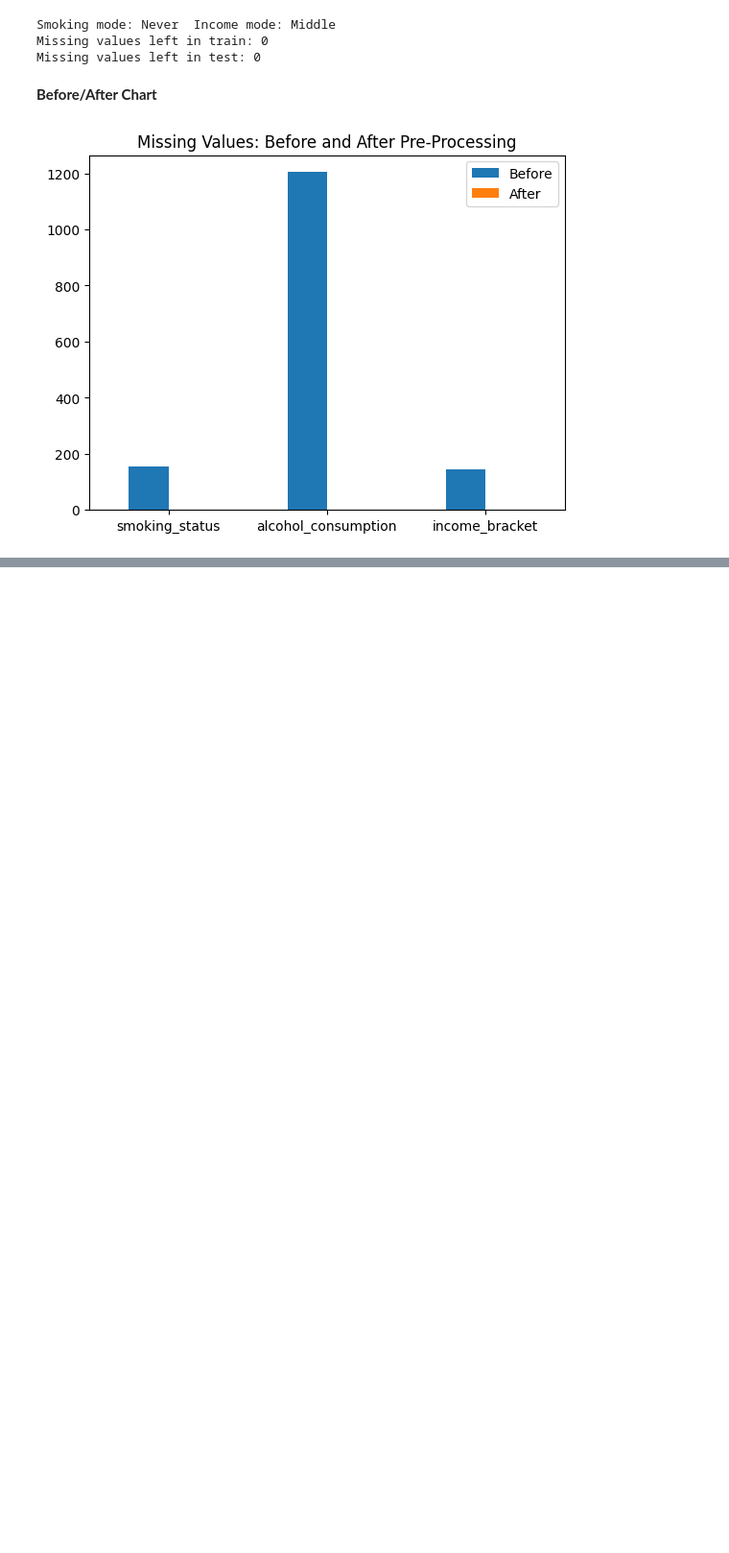
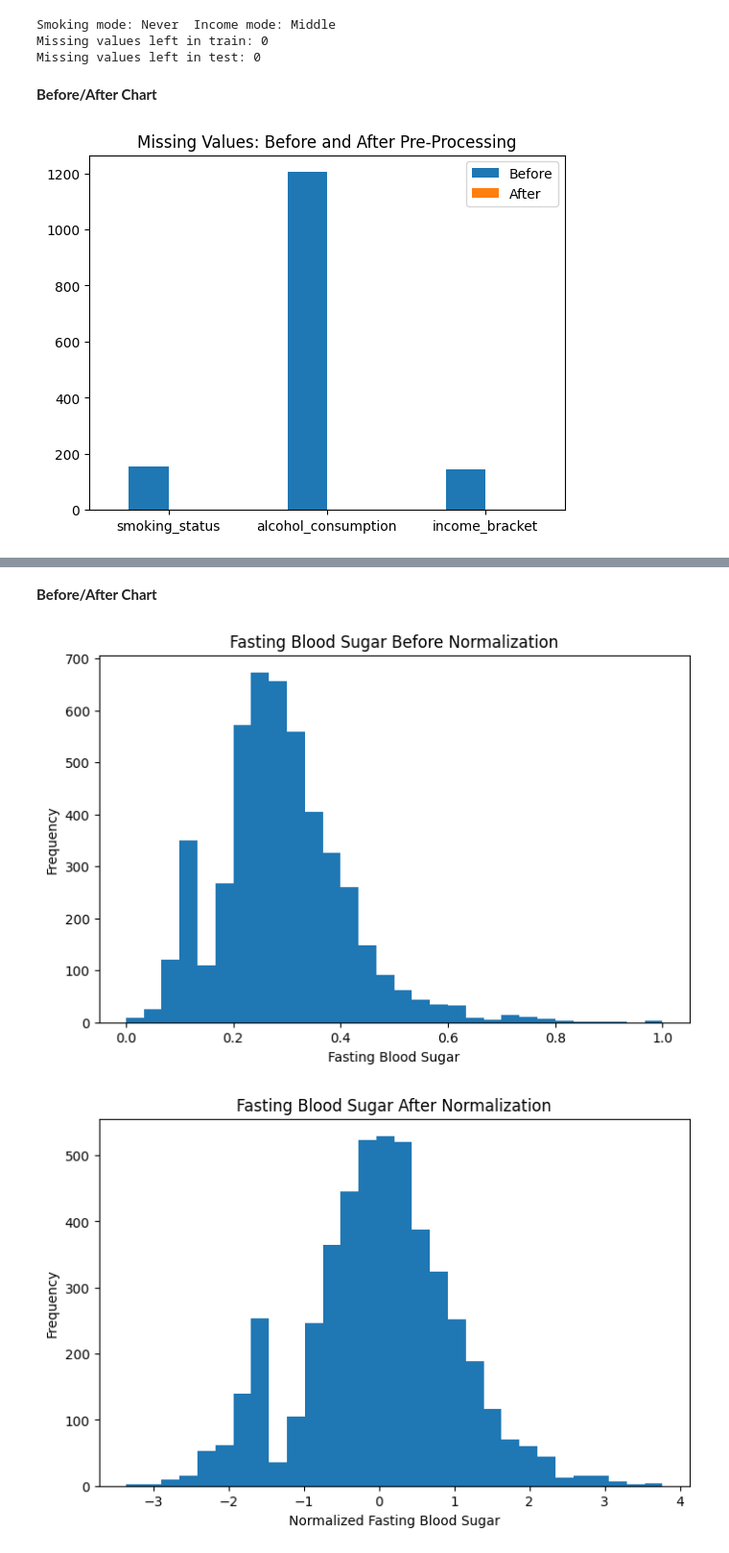
Before and after one commit to cano-elda/Midterm-Diabetes-Risk-Prediction-Group-3-ITAI-1371, a Jupyter notebook: Diabetes_Risk_Prediction.ipynb, the cells around one changed output, grey strips where cells are left out. Shown at 96% size. Saved outputs shown, nothing was run; the diff lists cells and outputs as text; code cells hidden in the pictures; blank space fills up the shorter version.

```diff
--- a/Diabetes_Risk_Prediction.ipynb
+++ b/Diabetes_Risk_Prediction.ipynb
@@ -177,0 +302,28 @@ plt.show()
+# %%
+# Normalize skewed numerical features
+
+normalize_columns = [
+    "fasting_blood_sugar",
+    "hba1c_level"
+]
+
+# Save original values for before/after comparison
+before_normalization = train[normalize_columns].copy()
+
+# Fit PowerTransformer only on training data
+power_transformer = PowerTransformer(method="yeo-johnson")
+
+train[normalize_columns] = power_transformer.fit_transform(
+    train[normalize_columns]
+)
+
+# Apply the same transformation to test data
+test[normalize_columns] = power_transformer.transform(
+    test[normalize_columns]
+)
+
+print("Skewness before normalization:")
+print(before_normalization.skew())
+
+print("\nSkewness after normalization:")
+print(train[normalize_columns].skew())
@@ -177,0 +340,19 @@ plt.show()
+# %% [markdown]
+**Before/After Chart**
+# %%
+plt.figure(figsize=(8, 5))
+plt.hist(before_normalization["fasting_blood_sugar"], bins=30)
+plt.title("Fasting Blood Sugar Before Normalization")
+plt.xlabel("Fasting Blood Sugar")
+plt.ylabel("Frequency")
+plt.show()
+
+plt.figure(figsize=(8, 5))
+plt.hist(train["fasting_blood_sugar"], bins=30)
+plt.title("Fasting Blood Sugar After Normalization")
+plt.xlabel("Normalized Fasting Blood Sugar")
+plt.ylabel("Frequency")
+plt.show()
+# %% [output]
+[figure, added]
+[figure, added]
```
Also changed, not shown: parts of 12 cells of this notebook.
